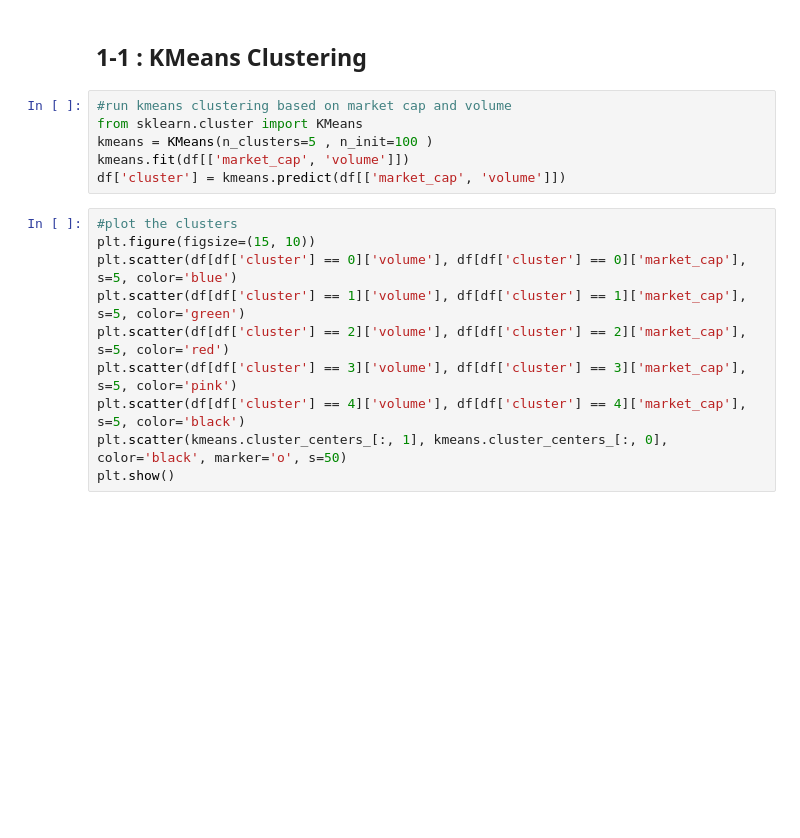
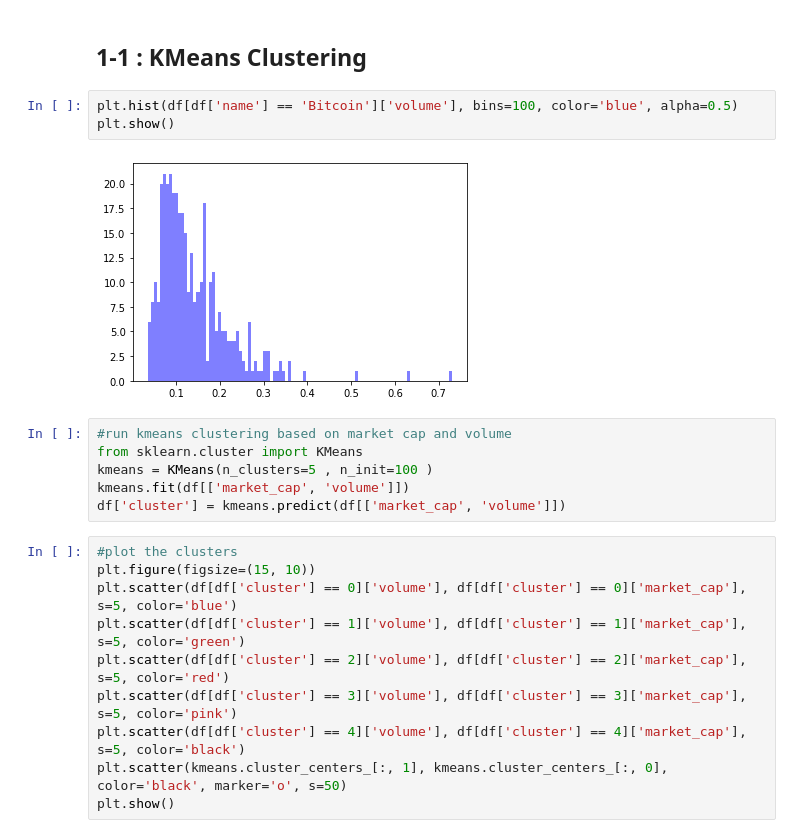
Before and after one commit to shadmehr-salehi/Crypto-Analysis, a Jupyter notebook: Part2/Project.ipynb, the cells around one changed output. Drawn from its saved outputs; the diff is of its cells as text; blank space fills up the shorter version.

```diff
--- a/Part2/Project.ipynb
+++ b/Part2/Project.ipynb
@@ -46,5 +47,10 @@ Text(0, 0.5, 'Market Cap')
 # %% [markdown]
 ## 1-1 : KMeans Clustering
+# %%
+plt.hist(df[df['name'] == 'Bitcoin']['volume'], bins=100, color='blue', alpha=0.5)
+plt.show()
+# %% [output]
+[figure, added]
 # %%
 #run kmeans clustering based on market cap and volume
 from sklearn.cluster import KMeans
```
Also changed, not shown: parts of 100 cells of this notebook, 2 other files.
